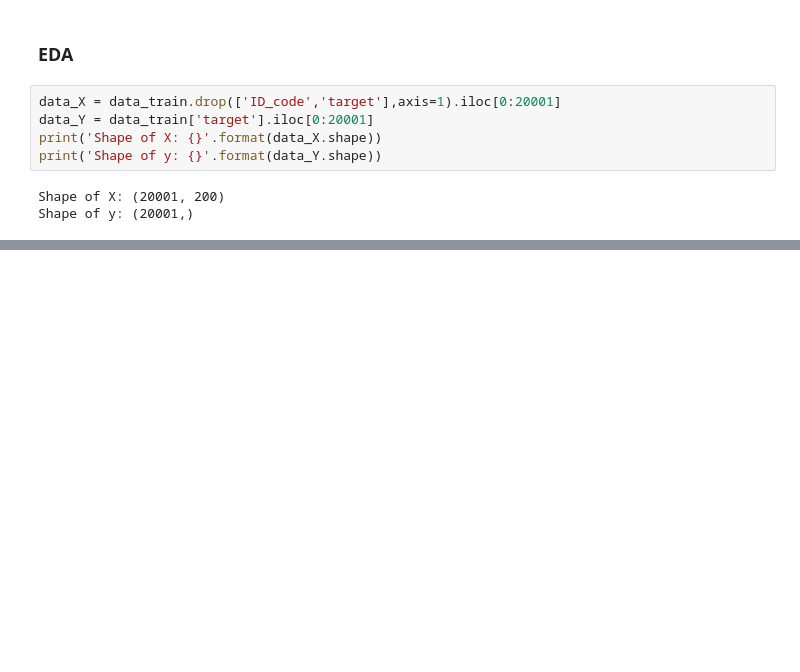
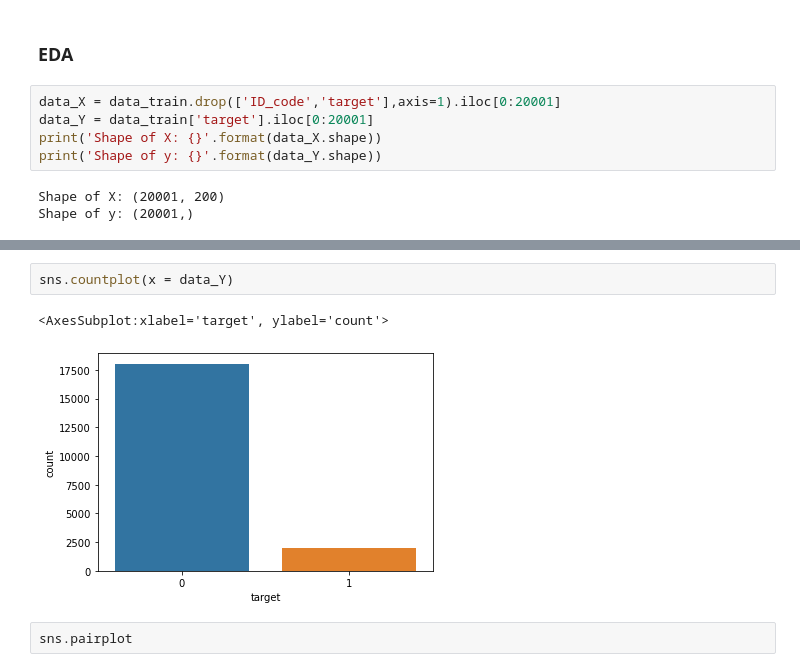
Before and after one commit to FerhatYilmaz1986/Ensemble-Learning-XGboost, a Jupyter notebook: Xgboost_classification.ipynb, the cells around one changed output, grey strips where cells are left out. Drawn from its saved outputs; the diff is of its cells as text; blank space fills up the shorter version.

```diff
--- a/Xgboost_classification.ipynb
+++ b/Xgboost_classification.ipynb
@@ -103,0 +101,7 @@ sns.heatmap(corr, mask=mask, cmap=cmap,
+# %%
+sns.countplot(x = data_Y)
+# %% [output]
+<AxesSubplot:xlabel='target', ylabel='count'>
+[figure, added]
+# %%
+sns.pairplot
```
Also changed, not shown: parts of 3 cells of this notebook.
